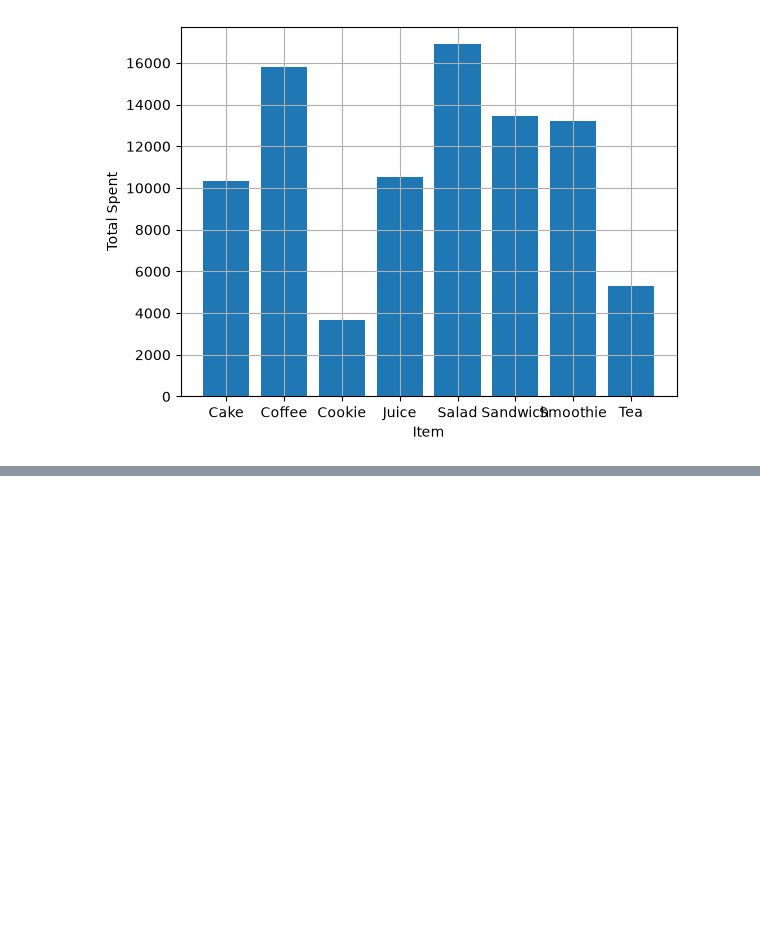
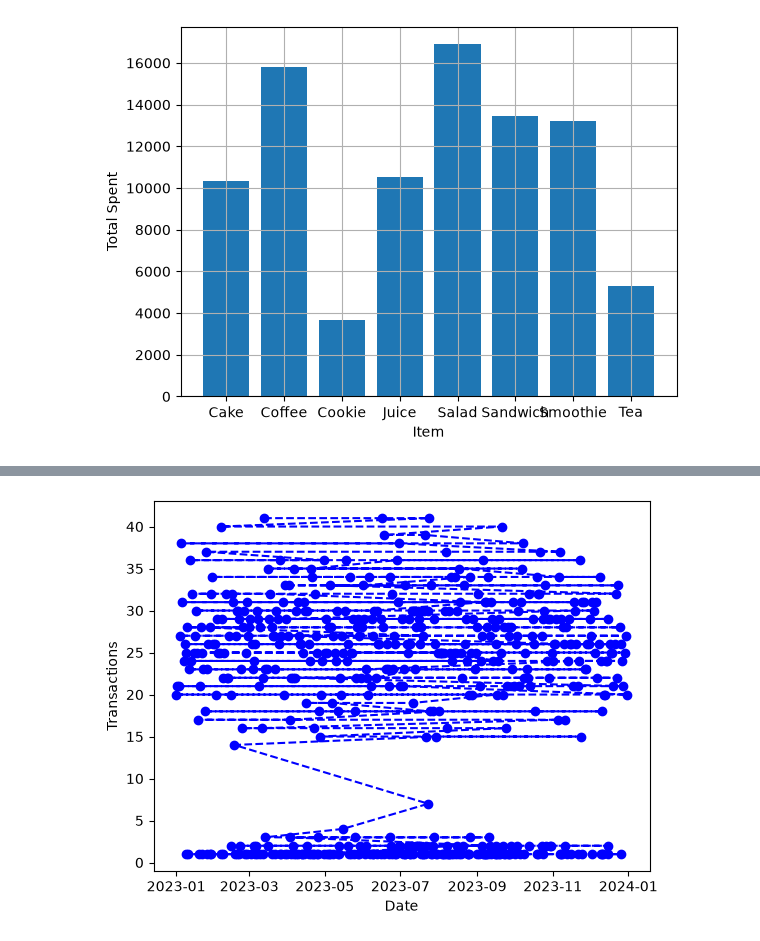
Before and after one commit to marshaale/learn-matplotlib, a Jupyter notebook: cafe_sales/notebook.ipynb, the cells around one changed output, grey strips where cells are left out. Cells and saved outputs as stored; diff of their text form; code cells hidden in the pictures; blank space fills up the shorter version.

```diff
--- a/cafe_sales/notebook.ipynb
+++ b/cafe_sales/notebook.ipynb
@@ -72,0 +86,8 @@ plt.show()
+# %%
+transaction_date = df['Transaction Date'].astype('datetime64[us]').value_counts()
+plt.plot(transaction_date.index.tolist(),transaction_date,'bo--')
+plt.ylabel('Transactions')
+plt.xlabel('Date')
+plt.show()
+# %% [output]
+[figure, added]
```
Also changed, not shown: parts of 4 cells of this notebook.
